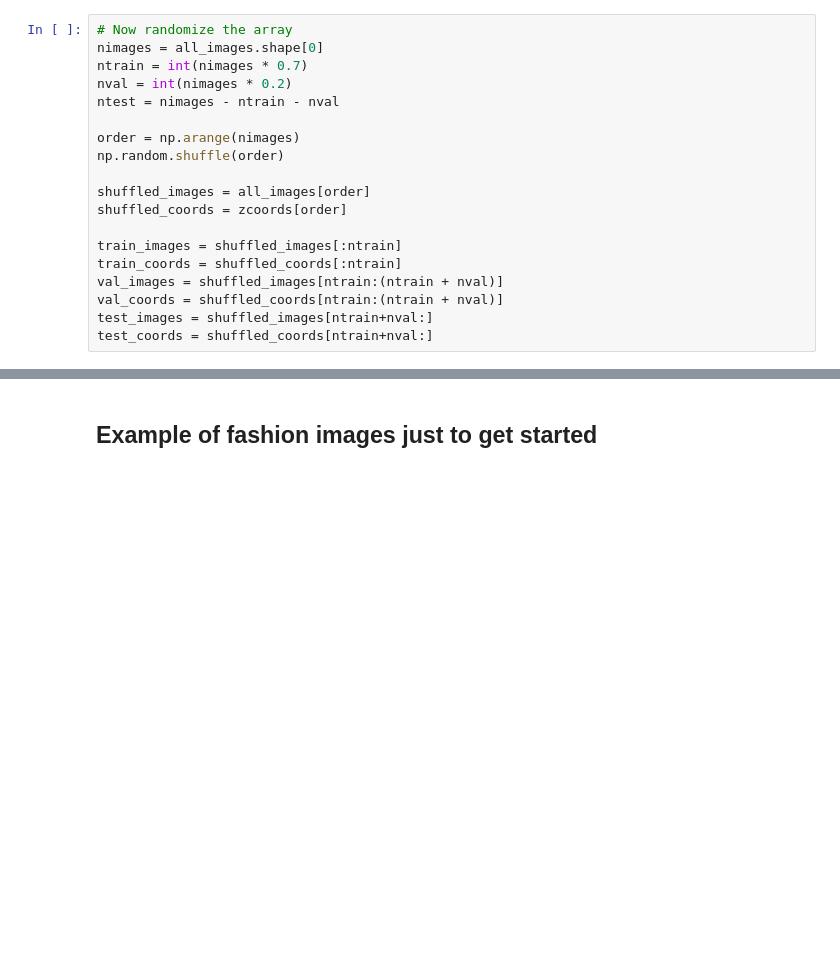
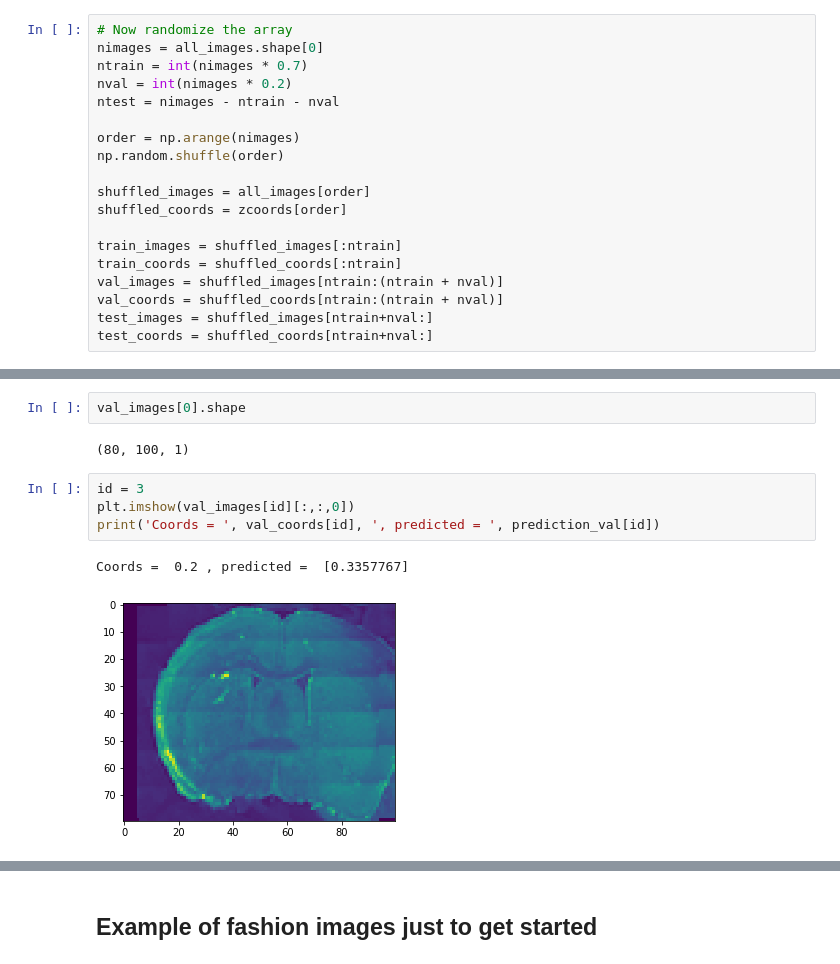
Before and after one commit to lmn93beo/brain-registration, a Jupyter notebook: tflow_example.ipynb, the cells around one changed output, grey strips where cells are left out. Cells and saved outputs as stored; diff of their text form; blank space fills up the shorter version.

```diff
--- a/tflow_example.ipynb
+++ b/tflow_example.ipynb
@@ -129,3 +178,14 @@ Epoch 2/2
+# %%
+val_images[0].shape
+# %% [output]
+(80, 100, 1)
+# %%
+id = 3
+plt.imshow(val_images[id][:,:,0])
+print('Coords = ', val_coords[id], ', predicted = ', prediction_val[id])
+# %% [output]
+Coords =  0.2 , predicted =  [0.3357767]
+[figure, added]
 # %%
 prediction = model.predict(train_images)
 
```
Also changed, not shown: parts of 17 cells of this notebook.
